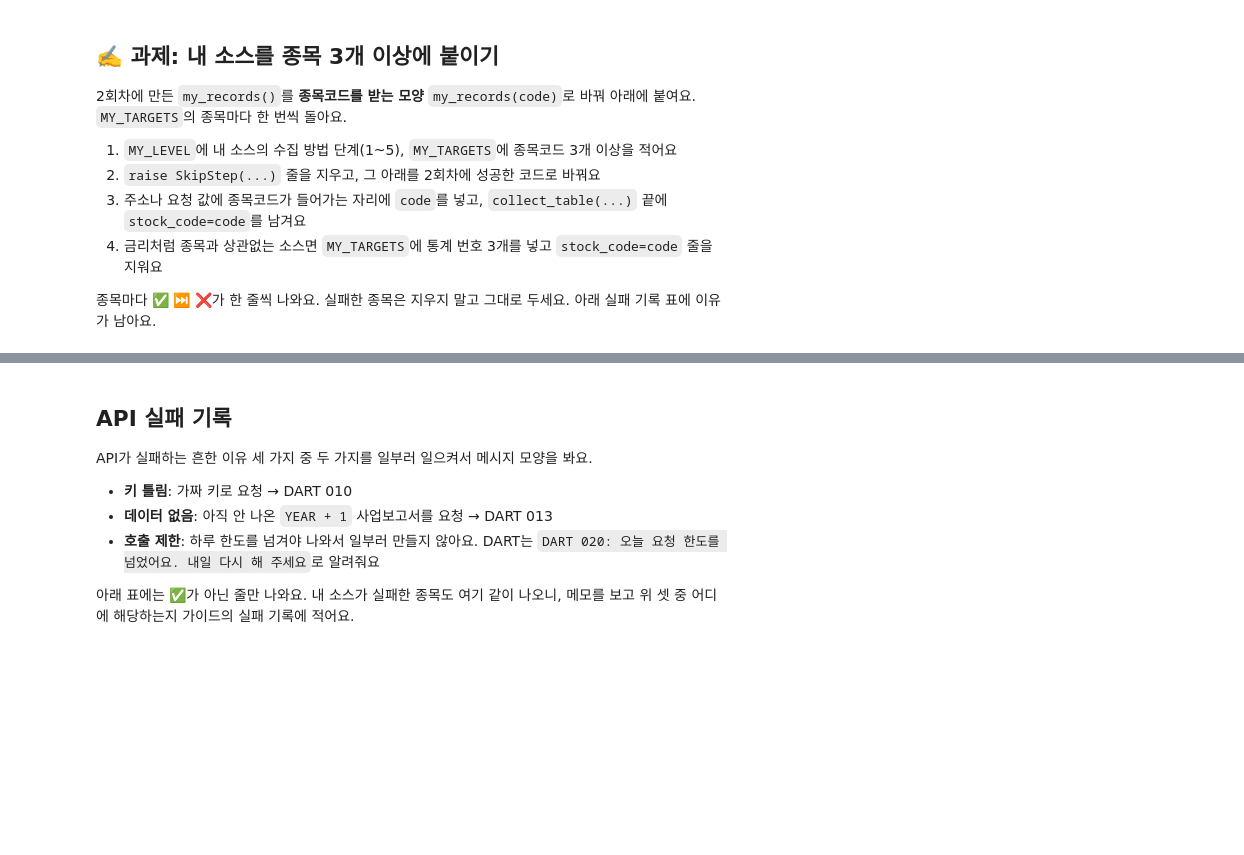
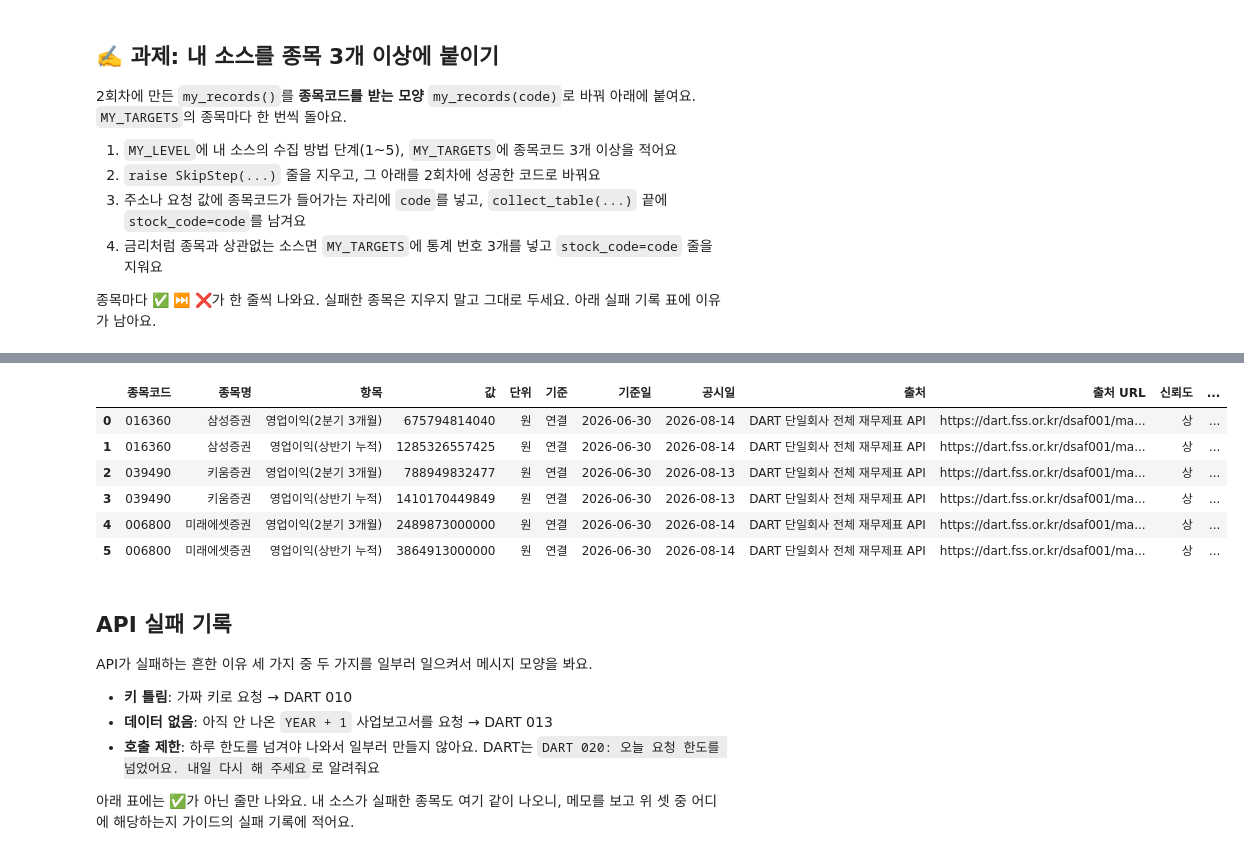
Before and after one commit to sooyeon904/kfa-ai-agent, a Jupyter notebook: w03_엔진.ipynb, the cells around one changed output, grey strips where cells are left out. Saved outputs shown, nothing was run; the diff lists cells and outputs as text; code cells hidden in the pictures; blank space fills up the shorter version.

```diff
--- a/w03_엔진.ipynb
+++ b/w03_엔진.ipynb
@@ -1029,0 +1004,91 @@ mine = engine_pass(pd.concat(mine_parts, ignore_index=True), "w03_my_source") if
+# %%
+MY_LEVEL = 1
+MY_TARGETS = ["016360", "039490", "006800"]
+# 삼성증권 · 키움증권 · 미래에셋증권
+
+def my_records(code):
+    api_key = get_key("DART_API_KEY")
+    if not api_key:
+        raise SkipStep("DART_API_KEY 노트북 액세스를 켜 주세요")
+
+    corp_code, corp_name = dart_corp(code, api_key)
+
+    data = http_get(
+        f"{DART_URL}/fnlttSinglAcntAll.json",
+        params={
+            "crtfc_key": api_key,
+            "corp_code": corp_code,
+            "bsns_year": "2026",
+            "reprt_code": "11012",
+            "fs_div": "CFS",
+        },
+    ).json()
+    _dart_status(data)
+
+    candidates = [
+        row for row in data.get("list", [])
+        if row.get("sj_div") in ("IS", "CIS")
+        and (
+            row.get("account_id") == "dart_OperatingIncomeLoss"
+            or row.get("account_nm", "").strip() == "영업이익"
+        )
+    ]
+
+    if not candidates:
+        raise CollectError(f"{corp_name}: 영업이익 항목을 찾지 못했어요")
+
+    candidates.sort(key=lambda row: row.get("sj_div") != "IS")
+    row = candidates[0]
+    receipt = row.get("rcept_no", "")
+
+    table = pd.DataFrame([
+        {
+            "항목": "영업이익(2분기 3개월)",
+            "값": row.get("thstrm_amount"),
+        },
+        {
+            "항목": "영업이익(상반기 누적)",
+            "값": row.get("thstrm_add_amount"),
+        },
+    ])
+
+    return collect_table(
+        table,
+        level=MY_LEVEL,
+        source="DART 단일회사 전체 재무제표 API",
+        source_url=(
+            f"https://dart.fss.or.kr/dsaf001/main.do?rcpNo={receipt}"
+            if receipt else None
+        ),
+        reliability="상",
+        basis="연결",
+        base_date="2026-06-30",
+        disclosed=receipt[:8] or None,
+        stock_code=code,
+        stock_name=corp_name,
+        unit="원",
+        note="2026년 반기보고서. 2분기 3개월과 상반기 누적을 구분",
+    )
+
+
+mine_parts = []
+for code in MY_TARGETS:
+    result = run_step(
+        f"내 소스 {code}",
+        MY_LEVEL,
+        lambda code=code: my_records(code),
+    )
+    if result is not None:
+        mine_parts.append(result)
+
+mine = (
+    engine_pass(
+        pd.concat(mine_parts, ignore_index=True),
+        "w03_my_source",
+    )
+    if mine_parts else None
+)
+
+if mine is not None:
+    display(mine)
+# %% [output]
@@ -1030,3 +1104,10 @@ mine = engine_pass(pd.concat(mine_parts, ignore_index=True), "w03_my_source") if
+|  | 종목코드 | 종목명 | 항목 | 값 | 단위 | 기준 | 기준일 | 공시일 | 출처 | 출처 URL | 신뢰도 | ... |
+| 0 | 016360 | 삼성증권 | 영업이익(2분기 3개월) | 675794814040 | 원 | 연결 | 2026-06-30 | 2026-08-14 | DART 단일회사 전체 재무제표 API | https://dart.fss.or.kr/dsaf001/ma... | 상 | ... |
+| 1 | 016360 | 삼성증권 | 영업이익(상반기 누적) | 1285326557425 | 원 | 연결 | 2026-06-30 | 2026-08-14 | DART 단일회사 전체 재무제표 API | https://dart.fss.or.kr/dsaf001/ma... | 상 | ... |
+| 2 | 039490 | 키움증권 | 영업이익(2분기 3개월) | 788949832477 | 원 | 연결 | 2026-06-30 | 2026-08-13 | DART 단일회사 전체 재무제표 API | https://dart.fss.or.kr/dsaf001/ma... | 상 | ... |
+| 3 | 039490 | 키움증권 | 영업이익(상반기 누적) | 1410170449849 | 원 | 연결 | 2026-06-30 | 2026-08-13 | DART 단일회사 전체 재무제표 API | https://dart.fss.or.kr/dsaf001/ma... | 상 | ... |
+| 4 | 006800 | 미래에셋증권 | 영업이익(2분기 3개월) | 2489873000000 | 원 | 연결 | 2026-06-30 | 2026-08-14 | DART 단일회사 전체 재무제표 API | https://dart.fss.or.kr/dsaf001/ma... | 상 | ... |
+| 5 | 006800 | 미래에셋증권 | 영업이익(상반기 누적) | 3864913000000 | 원 | 연결 | 2026-06-30 | 2026-08-14 | DART 단일회사 전체 재무제표 API | https://dart.fss.or.kr/dsaf001/ma... | 상 | ... |
 # %% [markdown]
 ## API 실패 기록
 
```
Also changed, not shown: parts of 8 cells of this notebook.
